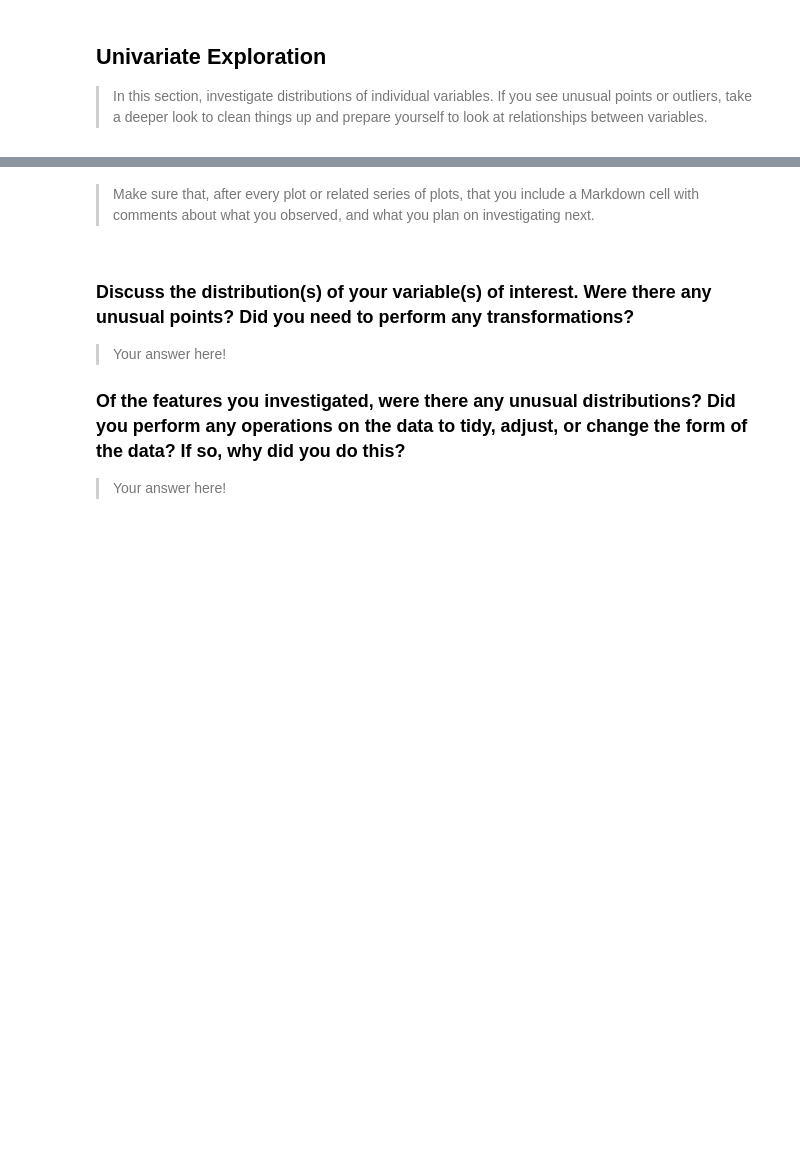
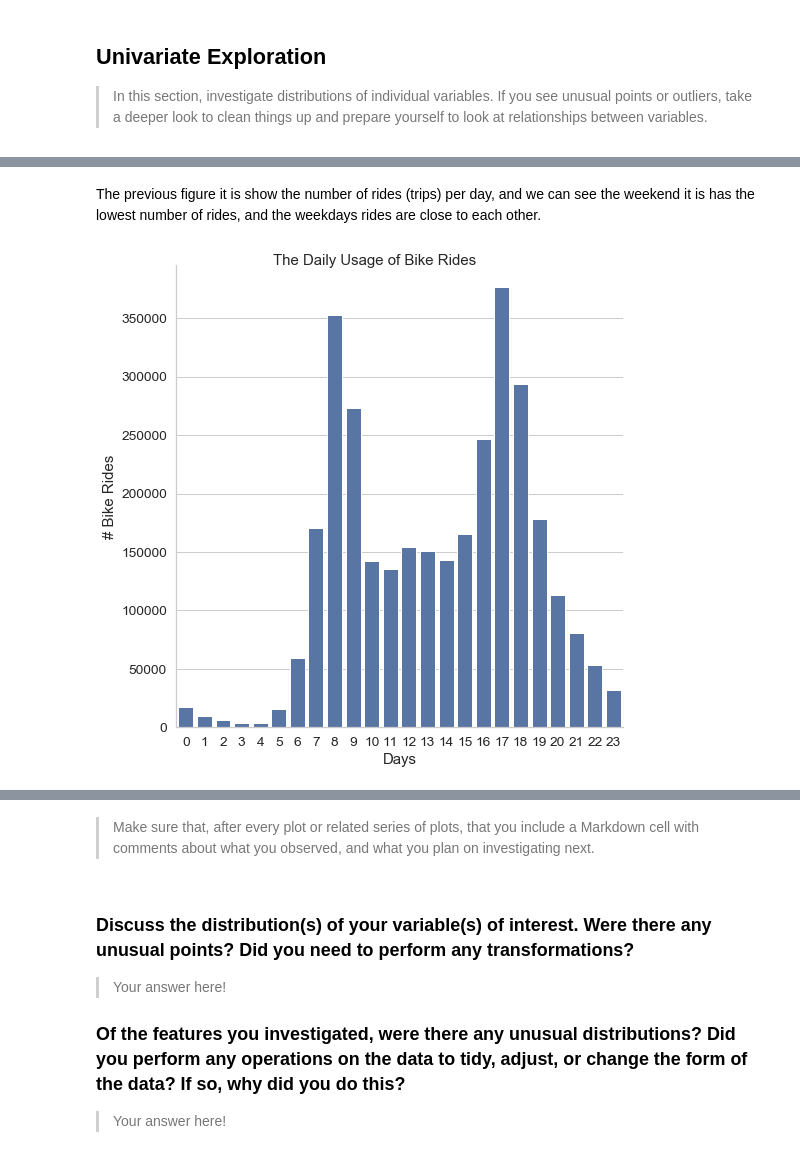
Before and after one commit to Alyahya-A/communicate-data-findings, a Jupyter notebook: communicate-data-findings-exploration.ipynb, the cells around one changed output, grey strips where cells are left out. Saved outputs shown, nothing was run; the diff lists cells and outputs as text; code cells hidden in the pictures; blank space fills up the shorter version.

```diff
--- a/communicate-data-findings-exploration.ipynb
+++ b/communicate-data-findings-exploration.ipynb
@@ -433,0 +462,9 @@ and prepare yourself to look at relationships between variables.
+# %% [markdown]
+The previous figure it is show the number of rides (trips) per day, and we can see the weekend it is has the lowest number of rides, and the weekdays rides are close to each other.
+# %%
+lm  = sns.catplot(data=df, x='start_time_hour', kind='count', color = base_color, height = 7.5)
+lm.set_axis_labels("Days", "# Bike Rides")
+
+lm.fig.suptitle('The Daily Usage of Bike Rides', fontsize=15);
+# %% [output]
+[figure, added]
```
Also changed, not shown: parts of 10 cells of this notebook.
